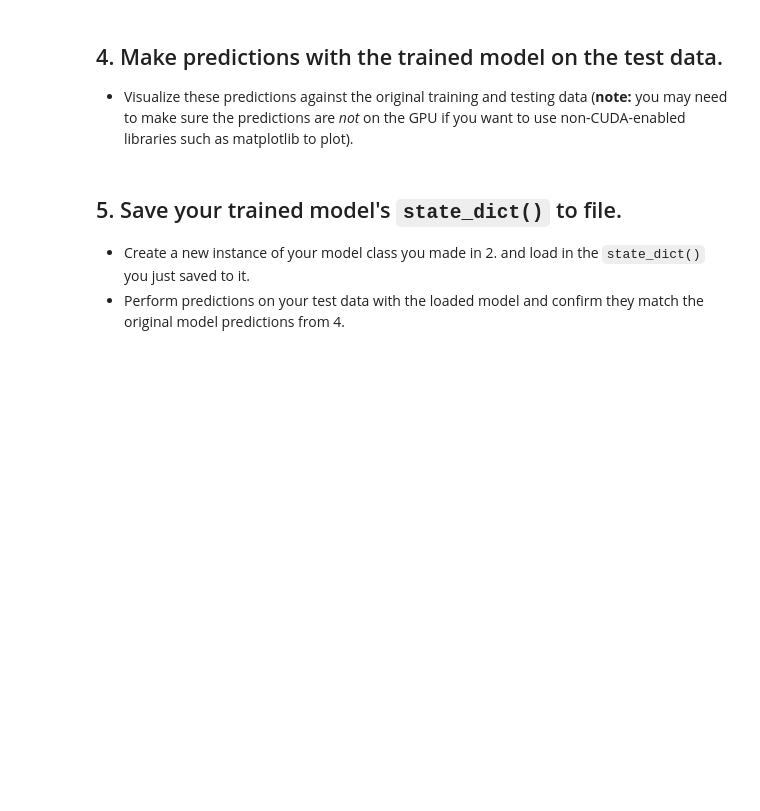
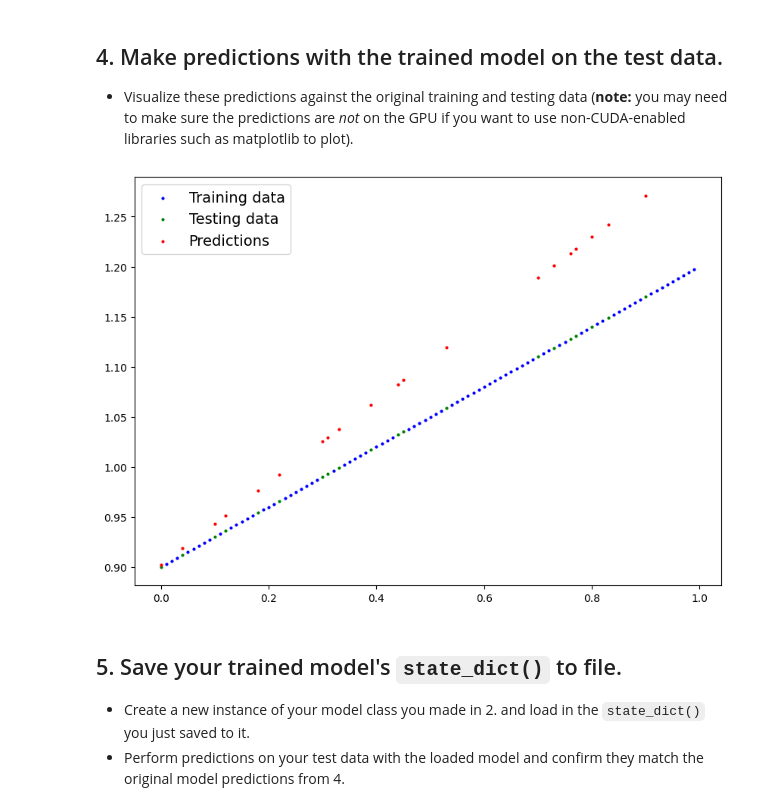
Before and after one commit to gsimassouza/pytorch-deep-learning, a Jupyter notebook: extras/exercises/01_pytorch_workflow_exercises.ipynb, the cells around one changed output. Cells and saved outputs as stored; diff of their text form; code cells hidden in the pictures; blank space fills up the shorter version.

```diff
--- a/extras/exercises/01_pytorch_workflow_exercises.ipynb
+++ b/extras/exercises/01_pytorch_workflow_exercises.ipynb
@@ -103,9 +136,11 @@ class LinearRegressionModel(nn.Module):
 # %%
 # Training loop
-
+# Create the loss function and optimizer
+lf = nn.L1Loss()
+optimizer = torch.optim.SGD(lr=0.1, params=model.parameters())
 
 # Train model for 300 epochs
-
+epochs = 300
 
 # Send data to target device
 
@@ -114,32 +149,32 @@ for epoch in range(epochs):
   ### Training
 
   # Put model in train mode
-
+  model.train()
 
   # 1. Forward pass
-
+  y_pred = model(X_train)
 
   # 2. Calculate loss
-
+  loss = lf(y_pred, y_train)
 
   # 3. Zero gradients
-
+  optimizer.zero_grad()
 
   # 4. Backpropagation
-
+  loss.backward()
 
   # 5. Step the optimizer
-
+  optimizer.step()
 
   ### Perform testing every 20 epochs
   if epoch % 20 == 0:
 
     # Put model in evaluation mode and setup inference context
-
+    with torch.inference_mode():
       # 1. Forward pass
-
+      y_pred_test = model(X_test)
       # 2. Calculate test loss
-
+      test_loss = lf(y_pred_test, y_test)
       # Print out what's happening
       print(f"Epoch: {epoch} | Train loss: {loss:.3f} | Test loss: {test_loss:.3f}")
 # %% [output]
@@ -149,8 +198,13 @@ NameError: name 'epochs' is not defined
   * Visualize these predictions against the original training and testing data (**note:** you may need to make sure the predictions are *not* on the GPU if you want to use non-CUDA-enabled libraries such as matplotlib to plot).
 # %%
 # Make predictions with the model
+with torch.inference_mode():
+    y_pred = model(X_test)
 # %%
 # Plot the predictions (these may need to be on a specific device)
+plot_predictions(predictions=y_pred)
+# %% [output]
+[figure, added]
 # %% [markdown]
 ## 5. Save your trained model's `state_dict()` to file.
   * Create a new instance of your model class you made in 2. and load in the `state_dict()` you just saved to it.
```
Also changed, not shown: parts of 12 cells of this notebook, 1 other file.
